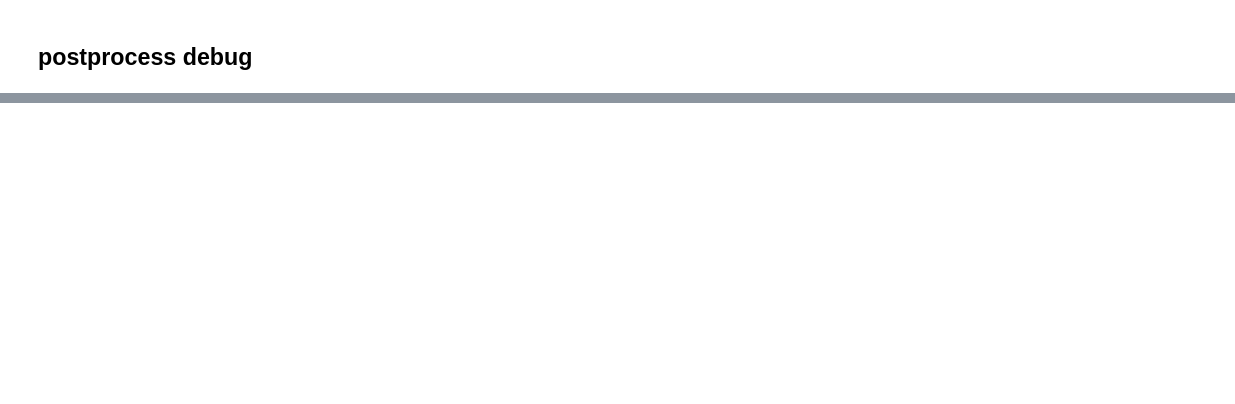
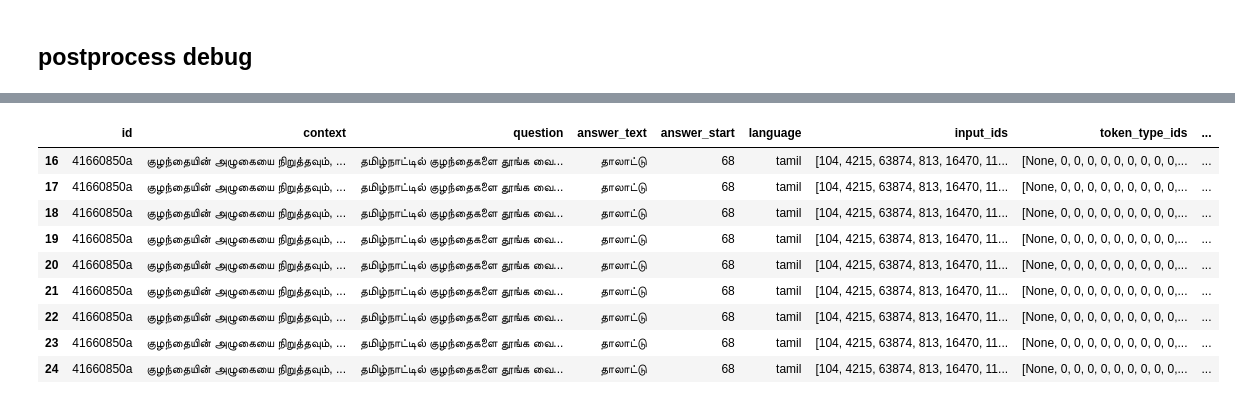
Before and after one commit to guchio3/kaggle-chaii-2021, a Jupyter notebook: notebooks/ensemble_debug.ipynb, the cells around one changed output, grey strips where cells are left out. Saved outputs shown, nothing was run; the diff lists cells and outputs as text; code cells hidden in the pictures; blank space fills up the shorter version.

```diff
--- a/notebooks/ensemble_debug.ipynb
+++ b/notebooks/ensemble_debug.ipynb
@@ -77,3 +67,0 @@ checkpoint.val_pospro_answer_preds
-# %%
-preprocessed_df = dr.load_preprocessed_df(ver="BaselineKernel_max_length_384_pad_on_right_True_stride_128")
-preprocessed_df.head(20)
@@ -165,0 +85,10 @@ preprocessed_df.iloc[-1]["context"][4291:4292]
+# %%
+preprocessed_df = dr.load_preprocessed_df(
+    dataset_name="train",
+    class_name="BaselineKernelPreprocessorV1",
+    tokenizer_name="BertTokenizerFast",
+    max_length=384,
+    pad_on_right=True,
+    stride=128,
+    use_language_as_question=False,
+)
@@ -165,0 +98,14 @@ preprocessed_df.iloc[-1]["context"][4291:4292]
+# %%
+target_preprocessed_df = preprocessed_df.query("id == '41660850a'")
+target_preprocessed_df
+# %% [output]
+|  | id | context | question | answer_text | answer_start | language | input_ids | token_type_ids | ... |
+| 16 | 41660850a | குழந்தையின் அழுகையை நிறுத்தவும், ... | தமிழ்நாட்டில் குழந்தைகளை தூங்க வை... | தாலாட்டு | 68 | tamil | [104, 4215, 63874, 813, 16470, 11... | [None, 0, 0, 0, 0, 0, 0, 0, 0, 0,... | ... |
+| 17 | 41660850a | குழந்தையின் அழுகையை நிறுத்தவும், ... | தமிழ்நாட்டில் குழந்தைகளை தூங்க வை... | தாலாட்டு | 68 | tamil | [104, 4215, 63874, 813, 16470, 11... | [None, 0, 0, 0, 0, 0, 0, 0, 0, 0,... | ... |
+| 18 | 41660850a | குழந்தையின் அழுகையை நிறுத்தவும், ... | தமிழ்நாட்டில் குழந்தைகளை தூங்க வை... | தாலாட்டு | 68 | tamil | [104, 4215, 63874, 813, 16470, 11... | [None, 0, 0, 0, 0, 0, 0, 0, 0, 0,... | ... |
+| 19 | 41660850a | குழந்தையின் அழுகையை நிறுத்தவும், ... | தமிழ்நாட்டில் குழந்தைகளை தூங்க வை... | தாலாட்டு | 68 | tamil | [104, 4215, 63874, 813, 16470, 11... | [None, 0, 0, 0, 0, 0, 0, 0, 0, 0,... | ... |
+| 20 | 41660850a | குழந்தையின் அழுகையை நிறுத்தவும், ... | தமிழ்நாட்டில் குழந்தைகளை தூங்க வை... | தாலாட்டு | 68 | tamil | [104, 4215, 63874, 813, 16470, 11... | [None, 0, 0, 0, 0, 0, 0, 0, 0, 0,... | ... |
+| 21 | 41660850a | குழந்தையின் அழுகையை நிறுத்தவும், ... | தமிழ்நாட்டில் குழந்தைகளை தூங்க வை... | தாலாட்டு | 68 | tamil | [104, 4215, 63874, 813, 16470, 11... | [None, 0, 0, 0, 0, 0, 0, 0, 0, 0,... | ... |
+| 22 | 41660850a | குழந்தையின் அழுகையை நிறுத்தவும், ... | தமிழ்நாட்டில் குழந்தைகளை தூங்க வை... | தாலாட்டு | 68 | tamil | [104, 4215, 63874, 813, 16470, 11... | [None, 0, 0, 0, 0, 0, 0, 0, 0, 0,... | ... |
+| 23 | 41660850a | குழந்தையின் அழுகையை நிறுத்தவும், ... | தமிழ்நாட்டில் குழந்தைகளை தூங்க வை... | தாலாட்டு | 68 | tamil | [104, 4215, 63874, 813, 16470, 11... | [None, 0, 0, 0, 0, 0, 0, 0, 0, 0,... | ... |
+| 24 | 41660850a | குழந்தையின் அழுகையை நிறுத்தவும், ... | தமிழ்நாட்டில் குழந்தைகளை தூங்க வை... | தாலாட்டு | 68 | tamil | [104, 4215, 63874, 813, 16470, 11... | [None, 0, 0, 0, 0, 0, 0, 0, 0, 0,... | ... |
```
Also changed, not shown: parts of 43 cells of this notebook, 2 other files.
